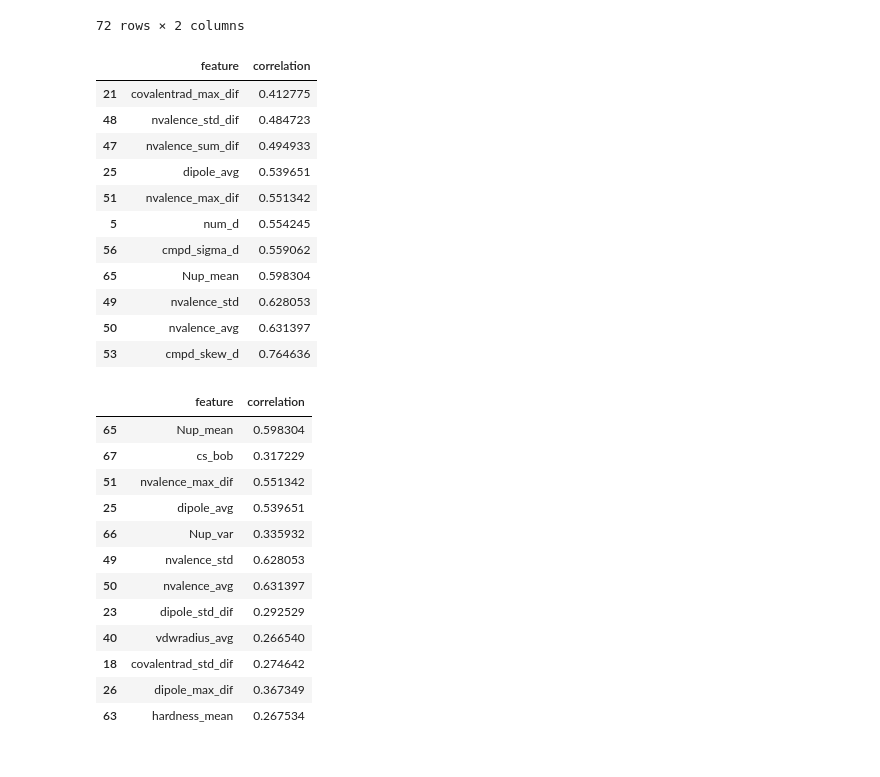
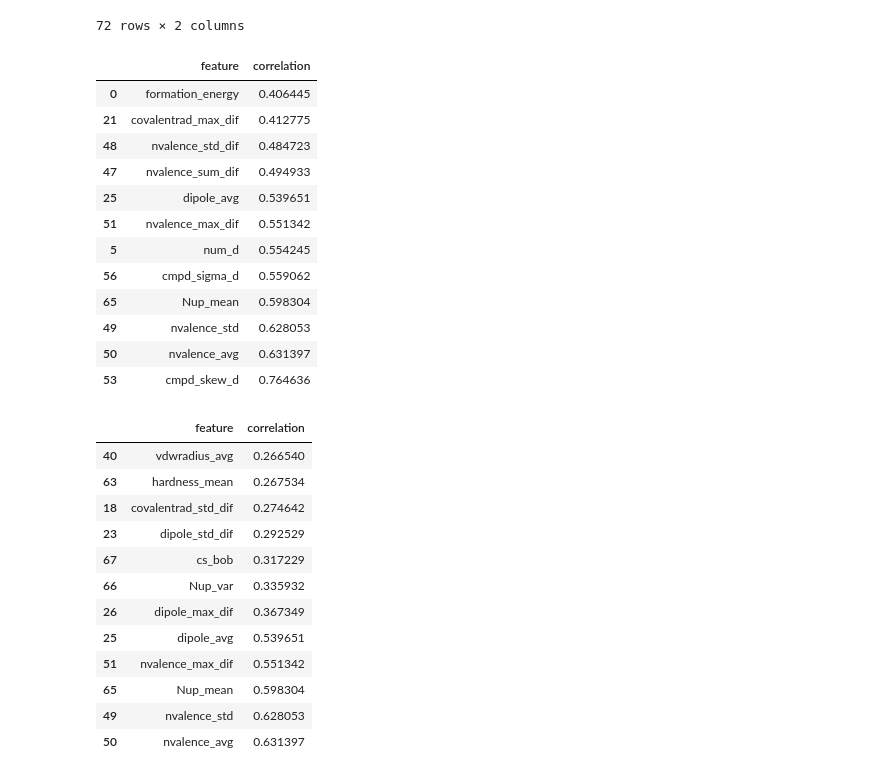
Before and after one commit to erikswanke/2d-Material-Science, a Jupyter notebook: MIC with 2d materials.ipynb, the cells around one changed output. Cells and saved outputs as stored; diff of their text form; code cells hidden in the pictures.

Commit message:
code to find MIC and sort them

```diff
--- a/MIC with 2d materials.ipynb
+++ b/MIC with 2d materials.ipynb
@@ -63,9 +63,10 @@ Deprecated in NumPy 1.20; for more details and guidance: https://numpy.org/devdo
 | 2 | magnetic_moment | 1.000000 |
 72 rows × 2 columns
 # %%
-display(corrdf.iloc[-12:-1])
+display(corrdf.iloc[-13:-1])
 # %% [output]
 |  | feature | correlation |
+| 0 | formation_energy | 0.406445 |
 | 21 | covalentrad_max_dif | 0.412775 |
 | 48 | nvalence_std_dif | 0.484723 |
 | 47 | nvalence_sum_dif | 0.494933 |
@@ -80,24 +81,24 @@ display(corrdf.iloc[-12:-1])
 # %%
 features = ["Nup_mean", "cs_bob",  "nvalence_max_dif", "dipole_avg", "Nup_var", "nvalence_std",
             "nvalence_avg", "dipole_std_dif",  "vdwradius_avg", "covalentrad_std_dif", "dipole_max_dif", "hardness_mean" ]
 tmpdf = corrdf.loc[corrdf['feature'] == features[0]]
 for i in range(1,len(features)):
     tmpdf = pd.concat( (tmpdf, corrdf.loc[corrdf['feature'] == features[i]]) )
 
-display(tmpdf)
+display(tmpdf.sort_values(by=['correlation']))
 # %% [output]
 |  | feature | correlation |
+| 40 | vdwradius_avg | 0.266540 |
+| 63 | hardness_mean | 0.267534 |
+| 18 | covalentrad_std_dif | 0.274642 |
+| 23 | dipole_std_dif | 0.292529 |
+| 67 | cs_bob | 0.317229 |
+| 66 | Nup_var | 0.335932 |
+| 26 | dipole_max_dif | 0.367349 |
+| 25 | dipole_avg | 0.539651 |
+| 51 | nvalence_max_dif | 0.551342 |
 | 65 | Nup_mean | 0.598304 |
-| 67 | cs_bob | 0.317229 |
-| 51 | nvalence_max_dif | 0.551342 |
-| 25 | dipole_avg | 0.539651 |
-| 66 | Nup_var | 0.335932 |
 | 49 | nvalence_std | 0.628053 |
 | 50 | nvalence_avg | 0.631397 |
-| 23 | dipole_std_dif | 0.292529 |
-| 40 | vdwradius_avg | 0.266540 |
-| 18 | covalentrad_std_dif | 0.274642 |
-| 26 | dipole_max_dif | 0.367349 |
-| 63 | hardness_mean | 0.267534 |
 # %%
 n = 12
```
Also changed, not shown: parts of 3 cells of this notebook.
